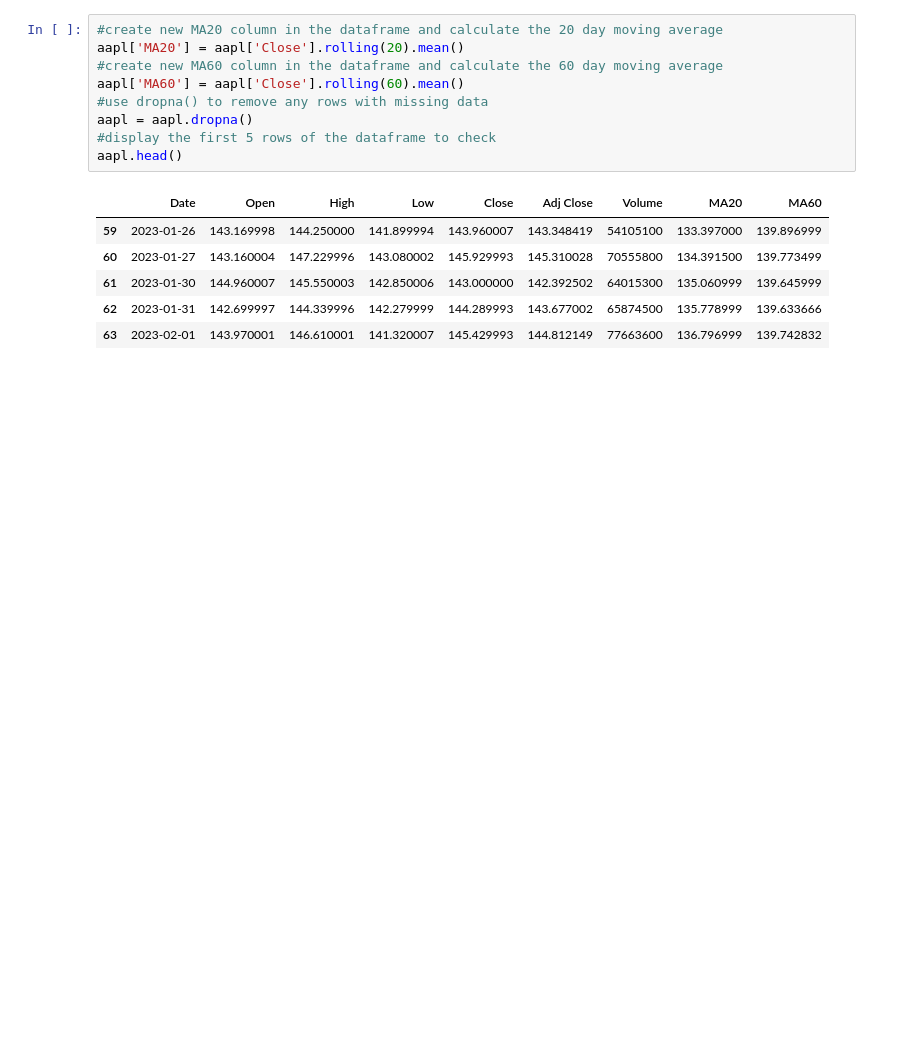
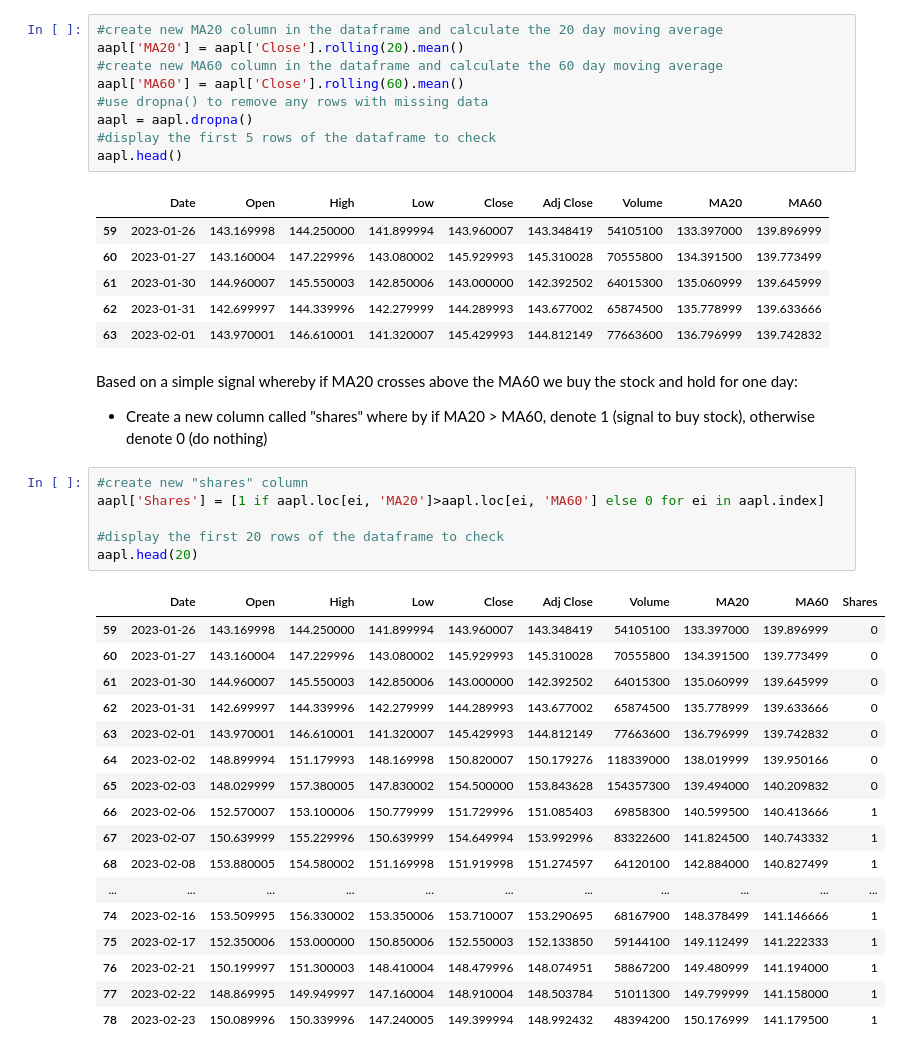
Before and after one commit to danben1/Python_development, a Jupyter notebook: ma_trading_strategy.ipynb, the cells around one changed output. Cells and saved outputs as stored; diff of their text form; blank space fills up the shorter version.

```diff
--- a/ma_trading_strategy.ipynb
+++ b/ma_trading_strategy.ipynb
@@ -49,3 +49,30 @@ aapl.head()
 | 61 | 2023-01-30 | 144.960007 | 145.550003 | 142.850006 | 143.000000 | 142.392502 | 64015300 | 135.060999 | 139.645999 |
 | 62 | 2023-01-31 | 142.699997 | 144.339996 | 142.279999 | 144.289993 | 143.677002 | 65874500 | 135.778999 | 139.633666 |
 | 63 | 2023-02-01 | 143.970001 | 146.610001 | 141.320007 | 145.429993 | 144.812149 | 77663600 | 136.796999 | 139.742832 |
+# %% [markdown]
+Based on a simple signal whereby if MA20 crosses above the MA60 we buy the stock and hold for one day:
+- Create a new column called "shares" where by if MA20 > MA60, denote 1 (signal to buy stock), otherwise denote 0 (do nothing)
+# %%
+#create new "shares" column
+aapl['Shares'] = [1 if aapl.loc[ei, 'MA20']>aapl.loc[ei, 'MA60'] else 0 for ei in aapl.index]
+
+#display the first 20 rows of the dataframe to check
+aapl.head(20)
+# %% [output]
+|  | Date | Open | High | Low | Close | Adj Close | Volume | MA20 | MA60 | Shares |
+| 59 | 2023-01-26 | 143.169998 | 144.250000 | 141.899994 | 143.960007 | 143.348419 | 54105100 | 133.397000 | 139.896999 | 0 |
+| 60 | 2023-01-27 | 143.160004 | 147.229996 | 143.080002 | 145.929993 | 145.310028 | 70555800 | 134.391500 | 139.773499 | 0 |
+| 61 | 2023-01-30 | 144.960007 | 145.550003 | 142.850006 | 143.000000 | 142.392502 | 64015300 | 135.060999 | 139.645999 | 0 |
+| 62 | 2023-01-31 | 142.699997 | 144.339996 | 142.279999 | 144.289993 | 143.677002 | 65874500 | 135.778999 | 139.633666 | 0 |
+| 63 | 2023-02-01 | 143.970001 | 146.610001 | 141.320007 | 145.429993 | 144.812149 | 77663600 | 136.796999 | 139.742832 | 0 |
+| 64 | 2023-02-02 | 148.899994 | 151.179993 | 148.169998 | 150.820007 | 150.179276 | 118339000 | 138.019999 | 139.950166 | 0 |
+| 65 | 2023-02-03 | 148.029999 | 157.380005 | 147.830002 | 154.500000 | 153.843628 | 154357300 | 139.494000 | 140.209832 | 0 |
+| 66 | 2023-02-06 | 152.570007 | 153.100006 | 150.779999 | 151.729996 | 151.085403 | 69858300 | 140.599500 | 140.413666 | 1 |
+| 67 | 2023-02-07 | 150.639999 | 155.229996 | 150.639999 | 154.649994 | 153.992996 | 83322600 | 141.824500 | 140.743332 | 1 |
+| 68 | 2023-02-08 | 153.880005 | 154.580002 | 151.169998 | 151.919998 | 151.274597 | 64120100 | 142.884000 | 140.827499 | 1 |
+| ... | ... | ... | ... | ... | ... | ... | ... | ... | ... | ... |
+| 74 | 2023-02-16 | 153.509995 | 156.330002 | 153.350006 | 153.710007 | 153.290695 | 68167900 | 148.378499 | 141.146666 | 1 |
+| 75 | 2023-02-17 | 152.350006 | 153.000000 | 150.850006 | 152.550003 | 152.133850 | 59144100 | 149.112499 | 141.222333 | 1 |
+| 76 | 2023-02-21 | 150.199997 | 151.300003 | 148.410004 | 148.479996 | 148.074951 | 58867200 | 149.480999 | 141.194000 | 1 |
+| 77 | 2023-02-22 | 148.869995 | 149.949997 | 147.160004 | 148.910004 | 148.503784 | 51011300 | 149.799999 | 141.158000 | 1 |
+| 78 | 2023-02-23 | 150.089996 | 150.339996 | 147.240005 | 149.399994 | 148.992432 | 48394200 | 150.176999 | 141.179500 | 1 |
```
Also changed, not shown: parts of 5 cells of this notebook.
